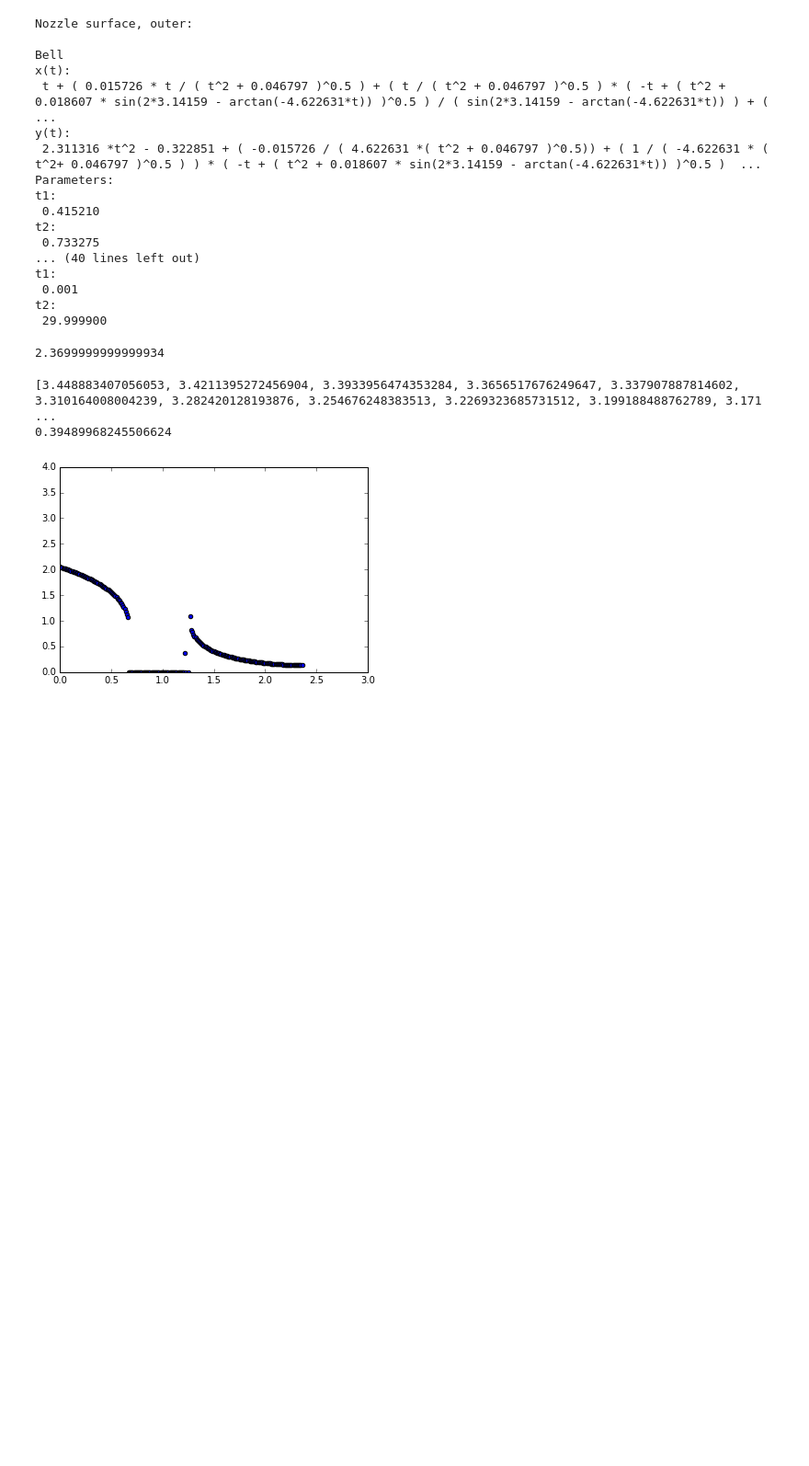
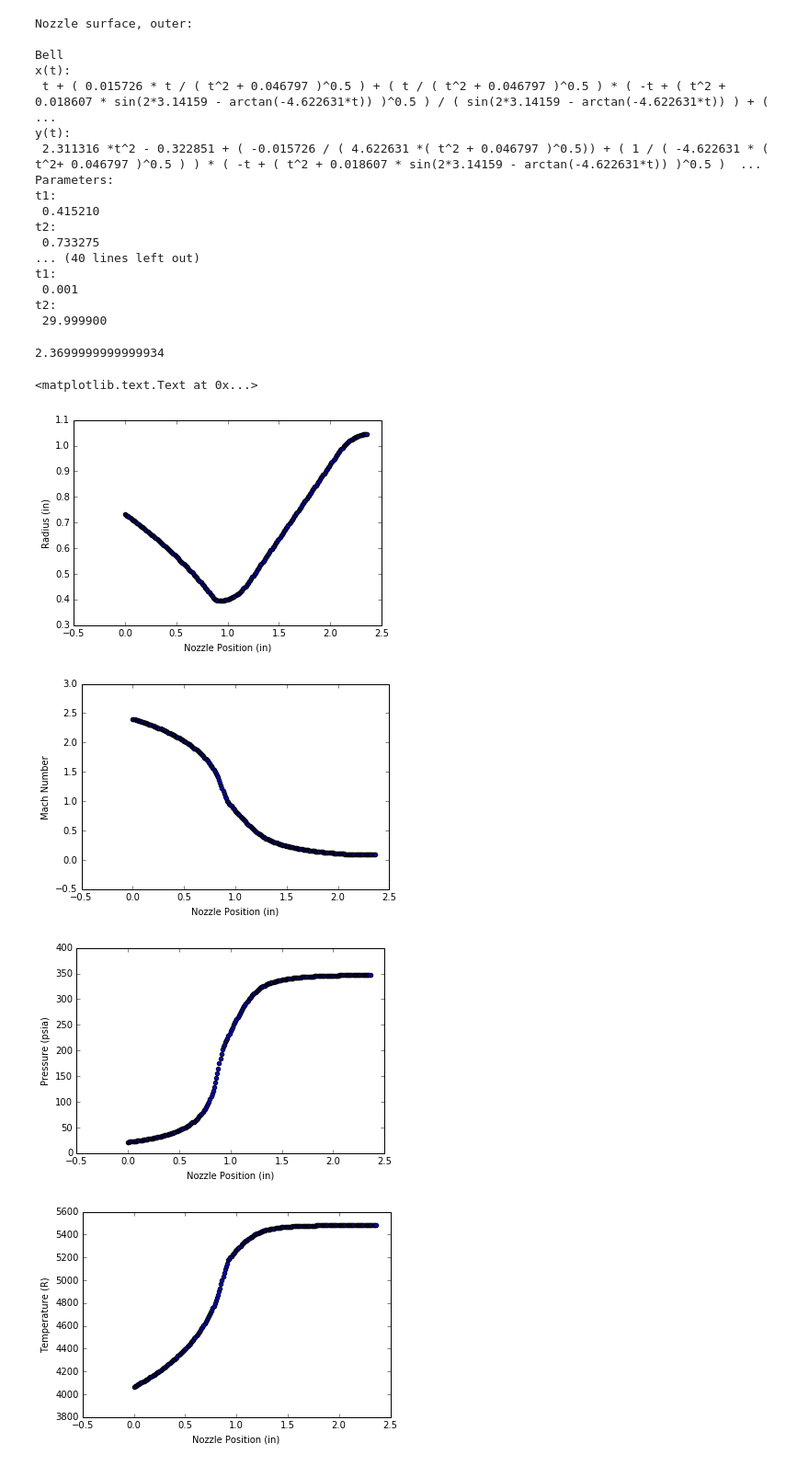
Before and after one commit to psas/liquid-propellant-engine, a Jupyter notebook: Nozzle_Construction/LFRE.ipynb, the cells around one changed output. Shown at 92% size. Saved outputs shown, nothing was run; the diff lists cells and outputs as text; code cells hidden in the pictures; blank space fills up the shorter version.

Commit message:
adding graphing for properties along contour of nozzle

```diff
--- a/Nozzle_Construction/LFRE.ipynb
+++ b/Nozzle_Construction/LFRE.ipynb
@@ -1042,12 +1091,3 @@ while x[i] < (A1*re**2-A2)-(A10*math.sin(0)+A11):
 x.pop()
 # %% [output]
 2.3699999999999934
-# %%
-plt.scatter(x,Mx1)
-plt.axis([0,3,0,4])
-print(AR)
-print(rt)
-# %% [output]
-[3.448883407056053, 3.4211395272456904, 3.3933956474353284, 3.3656517676249647, 3.337907887814602, 3.310164008004239, 3.282420128193876, 3.254676248383513, 3.2269323685731512, 3.199188488762789, 3.171 ...
-0.39489968245506624
-[figure, removed]
@@ -1055,0 +1094,46 @@ Machx = lambda M1: 1/M1*(2/(gam+1)*(1+(gam-1)/2*M1**2)**((gam+1)/(gam-1)))**.5-A
+# %%
+plt.figure(0)
+plt.scatter(x,rx)
+plt.xlabel('Nozzle Position (in)')
+plt.ylabel('Radius (in)')
+
+plt.figure(1)
+plt.scatter(x,Mx)
+plt.xlabel('Nozzle Position (in)')
+plt.ylabel('Mach Number')
+
+plt.figure(2)
+plt.scatter(x,Px)
+plt.xlabel('Nozzle Position (in)')
+plt.ylabel('Pressure (psia)')
+
+plt.figure(3)
+plt.scatter(x,Tx)
+plt.xlabel('Nozzle Position (in)')
+plt.ylabel('Temperature (R)')
+
+plt.figure(4)
+plt.scatter(x,Vx)
+plt.xlabel('Nozzle Position (in)')
+plt.ylabel('Velocity (ft/s)')
+
+plt.figure(5)
+plt.scatter(x,hgx)
+plt.xlabel('Nozzle Position (in)')
+plt.ylabel('Heat transfer coefficient (Btu/in^2/s/R)')
+
+plt.figure(6)
+plt.scatter(x,Tawx)
+plt.xlabel('Nozzle Position (in)')
+plt.ylabel('Adiabatic wall Temp of gas (R)')
+
+plt.figure(7)
+plt.scatter(x,qx)
+plt.xlabel('Nozzle Position (in)')
+plt.ylabel('Heat flux (Btu/in^2/s)')
+# %% [output]
+<matplotlib.text.Text at 0x...>
+[figure, added]
+[figure, added]
+[figure, added]
+[figure, added]
```
Also changed, not shown: parts of 3 cells of this notebook.
